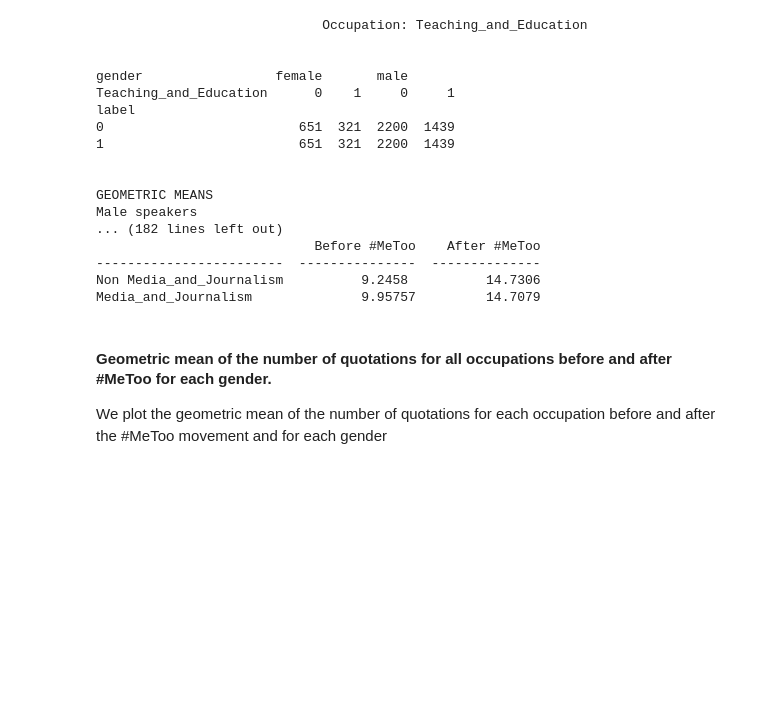
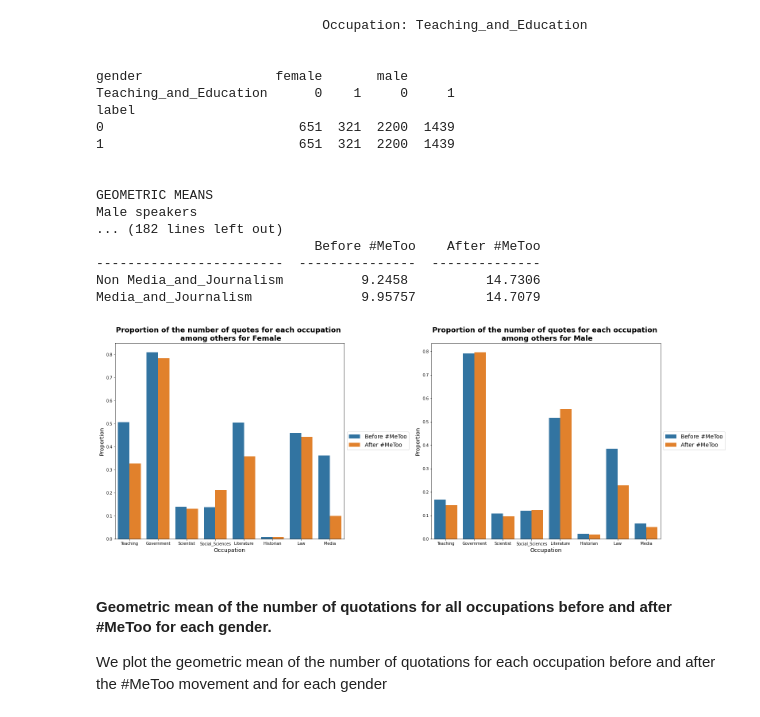
Before and after one commit to janougome/ADA-team, a Jupyter notebook: Milestone3.ipynb, the cells around one changed output. Cells and saved outputs as stored; diff of their text form; code cells hidden in the pictures; blank space fills up the shorter version.

Commit message:
graph proportions

```diff
--- a/Milestone3.ipynb
+++ b/Milestone3.ipynb
@@ -915,3 +958,28 @@ ye['label'].replace({0:"Before #MeToo",1:"After #MeToo"},inplace=True)
+# %%
+fig, ax = plt.subplots(nrows=1, ncols=2, constrained_layout=True, figsize=(22, 8))
+
+sns.barplot(ax=ax[0],x = 'Occupation', y = 'Proportion', hue = 'Label',
+            hue_order = ['Before #MeToo', 'After #MeToo'],
+            data = prop[(prop['Gender'] == "Female")]);
+
+ax[0].set_ylabel('Proportion',fontsize=14)
+ax[0].set_xlabel("Occupation",fontsize=14)
+ax[0].legend(loc='center left', bbox_to_anchor=(1, 0.5),fontsize=14)
+ax[0].set_title('Proportion of the number of quotes for each occupation \n among others for Female',
+                fontsize=18,fontweight="bold");
+
+
+sns.barplot(ax=ax[1],x = 'Occupation', y = 'Proportion', hue = 'Label',
+            hue_order = ['Before #MeToo', 'After #MeToo'],
+            data = prop[(prop['Gender'] == "Male")]);
+
+ax[1].set_ylabel('Proportion',fontsize=14)
+ax[1].set_xlabel("Occupation",fontsize=14)
+ax[1].legend(loc='center left', bbox_to_anchor=(1, 0.5),fontsize=14)
+ax[1].set_title('Proportion of the number of quotes for each occupation \n among others for Male',
+                fontsize=18,fontweight="bold");
+# %% [output]
+[figure, added]
 # %% [markdown]
 #### Geometric mean of the number of quotations  for all occupations before and after #MeToo for each gender.
 We plot the geometric mean of the number of quotations for each occupation before and after the #MeToo movement and for each gender
```
Also changed, not shown: parts of 1 cell of this notebook.
